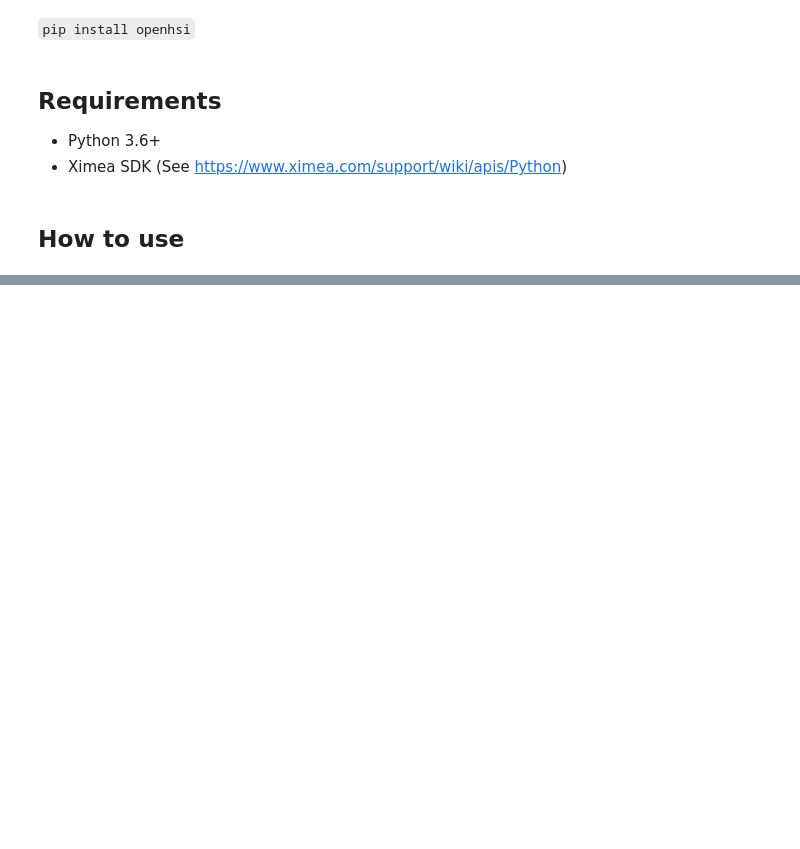
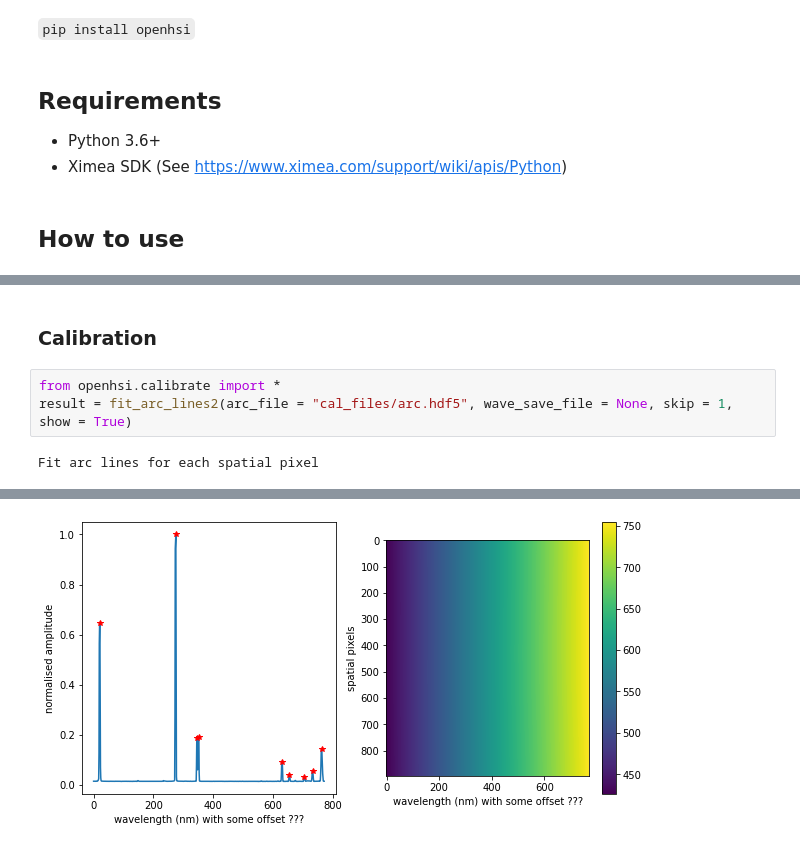
Before and after one commit to YiweiMao/openhsi, a Jupyter notebook: index.ipynb, the cells around one changed output, grey strips where cells are left out. Saved outputs shown, nothing was run; the diff lists cells and outputs as text; blank space fills up the shorter version.

```diff
--- a/index.ipynb
+++ b/index.ipynb
@@ -28,0 +51,7 @@ NameError: name 'take_show' is not defined
+# %% [markdown]
+### Calibration
+# %%
+from openhsi.calibrate import *
+result = fit_arc_lines2(arc_file = "cal_files/arc.hdf5", wave_save_file = None, skip = 1, show = True)
+# %% [output]
+Fit arc lines for each spatial pixel
@@ -28,0 +59 @@ NameError: name 'take_show' is not defined
+[figure, added]
```
Also changed, not shown: parts of 8 cells of this notebook, 10 other files.
